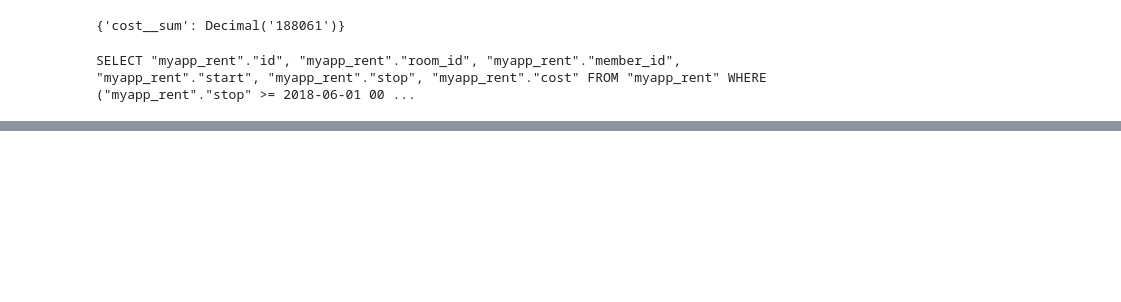
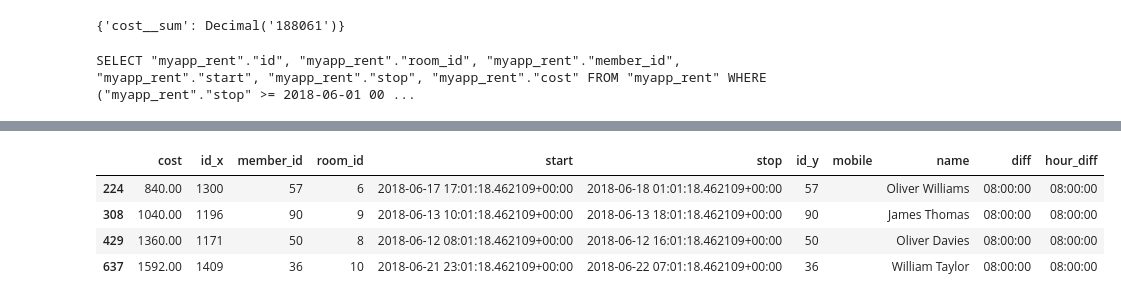
Before and after one commit to wasit7/cs459_django2018, a Jupyter notebook: exam/myproject/week07 2019 Exam Django.ipynb, the cells around one changed output, grey strips where cells are left out. Drawn from its saved outputs; the diff is of its cells as text; code cells hidden in the pictures; blank space fills up the shorter version.

```diff
--- a/exam/myproject/week07 2019 Exam Django.ipynb
+++ b/exam/myproject/week07 2019 Exam Django.ipynb
@@ -282,0 +411,8 @@ SELECT "myapp_rent"."id", "myapp_rent"."room_id", "myapp_rent"."member_id", "mya
+# %%
+df[ df.hour_diff==timedelta(hours=8) ]
+# %% [output]
+|  | cost | id_x | member_id | room_id | start | stop | id_y | mobile | name | diff | hour_diff |
+| 224 | 840.00 | 1300 | 57 | 6 | 2018-06-17 17:01:18.462109+00:00 | 2018-06-18 01:01:18.462109+00:00 | 57 |  | Oliver Williams | 08:00:00 | 08:00:00 |
+| 308 | 1040.00 | 1196 | 90 | 9 | 2018-06-13 10:01:18.462109+00:00 | 2018-06-13 18:01:18.462109+00:00 | 90 |  | James Thomas | 08:00:00 | 08:00:00 |
+| 429 | 1360.00 | 1171 | 50 | 8 | 2018-06-12 08:01:18.462109+00:00 | 2018-06-12 16:01:18.462109+00:00 | 50 |  | Oliver Davies | 08:00:00 | 08:00:00 |
+| 637 | 1592.00 | 1409 | 36 | 10 | 2018-06-21 23:01:18.462109+00:00 | 2018-06-22 07:01:18.462109+00:00 | 36 |  | William Taylor | 08:00:00 | 08:00:00 |
```
Also changed, not shown: parts of 17 cells of this notebook, 1 other file.
